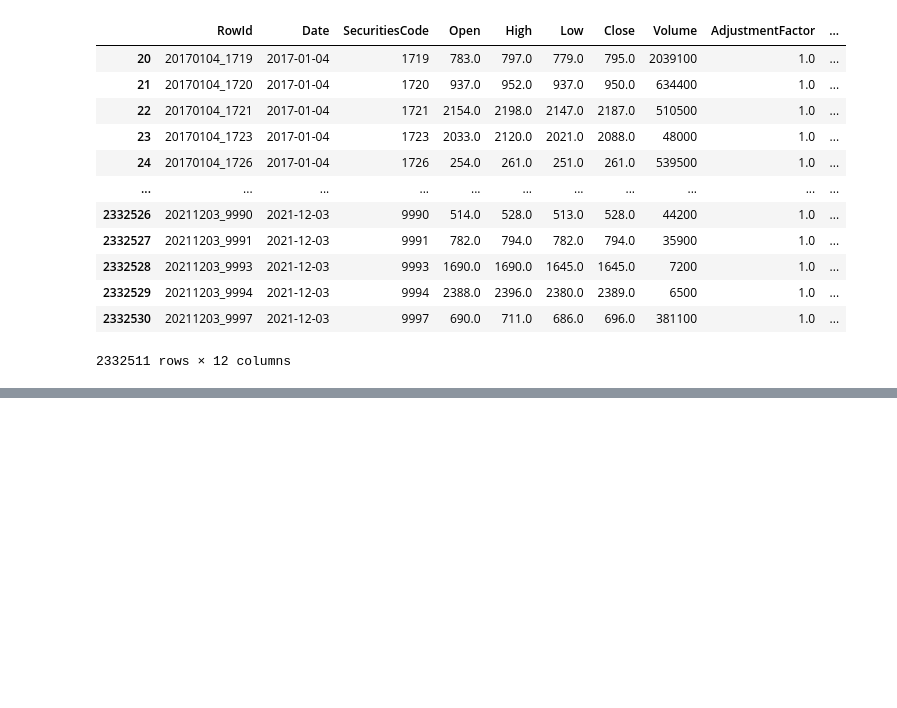
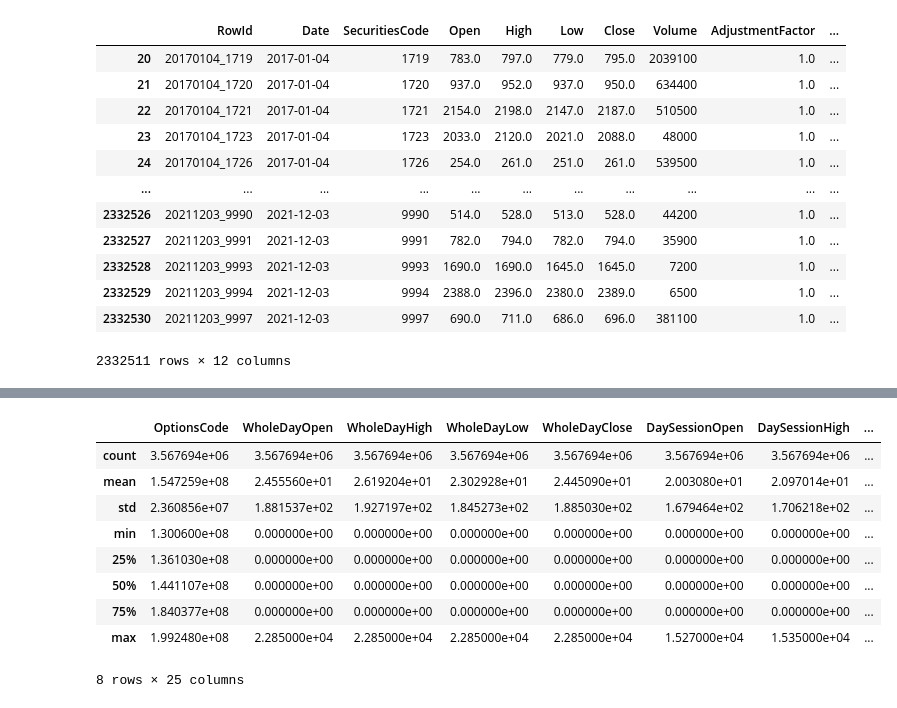
Before and after one commit to nicolas0dupuy/Kaggle_JPX_Tokio_Stock_Exchange, a Jupyter notebook: jpx-competition.ipynb, the cells around one changed output, grey strips where cells are left out. Drawn from its saved outputs; the diff is of its cells as text; code cells hidden in the pictures; blank space fills up the shorter version.

```diff
--- a/jpx-competition.ipynb
+++ b/jpx-competition.ipynb
@@ -127,3 +127,6 @@ df_stock_prices.tail(-20)
 | 2332529 | 20211203_9994 | 2021-12-03 | 9994 | 2388.0 | 2396.0 | 2380.0 | 2389.0 | 6500 | 1.0 | ... |
 | 2332530 | 20211203_9997 | 2021-12-03 | 9997 | 690.0 | 711.0 | 686.0 | 696.0 | 381100 | 1.0 | ... |
 2332511 rows × 12 columns
+# %%
+df_options = pd.read_csv("/kaggle/input/jpx-tokyo-stock-exchange-prediction/train_files/options.csv")
+df_options[df_options["OptionsCode"] == 132010018]
@@ -129,0 +142,13 @@ df_stock_prices.tail(-20)
+# %%
+df_options.describe()
+# %% [output]
+|  | OptionsCode | WholeDayOpen | WholeDayHigh | WholeDayLow | WholeDayClose | DaySessionOpen | DaySessionHigh | ... |
+| count | 3.567694e+06 | 3.567694e+06 | 3.567694e+06 | 3.567694e+06 | 3.567694e+06 | 3.567694e+06 | 3.567694e+06 | ... |
+| mean | 1.547259e+08 | 2.455560e+01 | 2.619204e+01 | 2.302928e+01 | 2.445090e+01 | 2.003080e+01 | 2.097014e+01 | ... |
+| std | 2.360856e+07 | 1.881537e+02 | 1.927197e+02 | 1.845273e+02 | 1.885030e+02 | 1.679464e+02 | 1.706218e+02 | ... |
+| min | 1.300600e+08 | 0.000000e+00 | 0.000000e+00 | 0.000000e+00 | 0.000000e+00 | 0.000000e+00 | 0.000000e+00 | ... |
+| 25% | 1.361030e+08 | 0.000000e+00 | 0.000000e+00 | 0.000000e+00 | 0.000000e+00 | 0.000000e+00 | 0.000000e+00 | ... |
+| 50% | 1.441107e+08 | 0.000000e+00 | 0.000000e+00 | 0.000000e+00 | 0.000000e+00 | 0.000000e+00 | 0.000000e+00 | ... |
+| 75% | 1.840377e+08 | 0.000000e+00 | 0.000000e+00 | 0.000000e+00 | 0.000000e+00 | 0.000000e+00 | 0.000000e+00 | ... |
+| max | 1.992480e+08 | 2.285000e+04 | 2.285000e+04 | 2.285000e+04 | 2.285000e+04 | 1.527000e+04 | 1.535000e+04 | ... |
+8 rows × 25 columns
```
Also changed, not shown: parts of 6 cells of this notebook.
